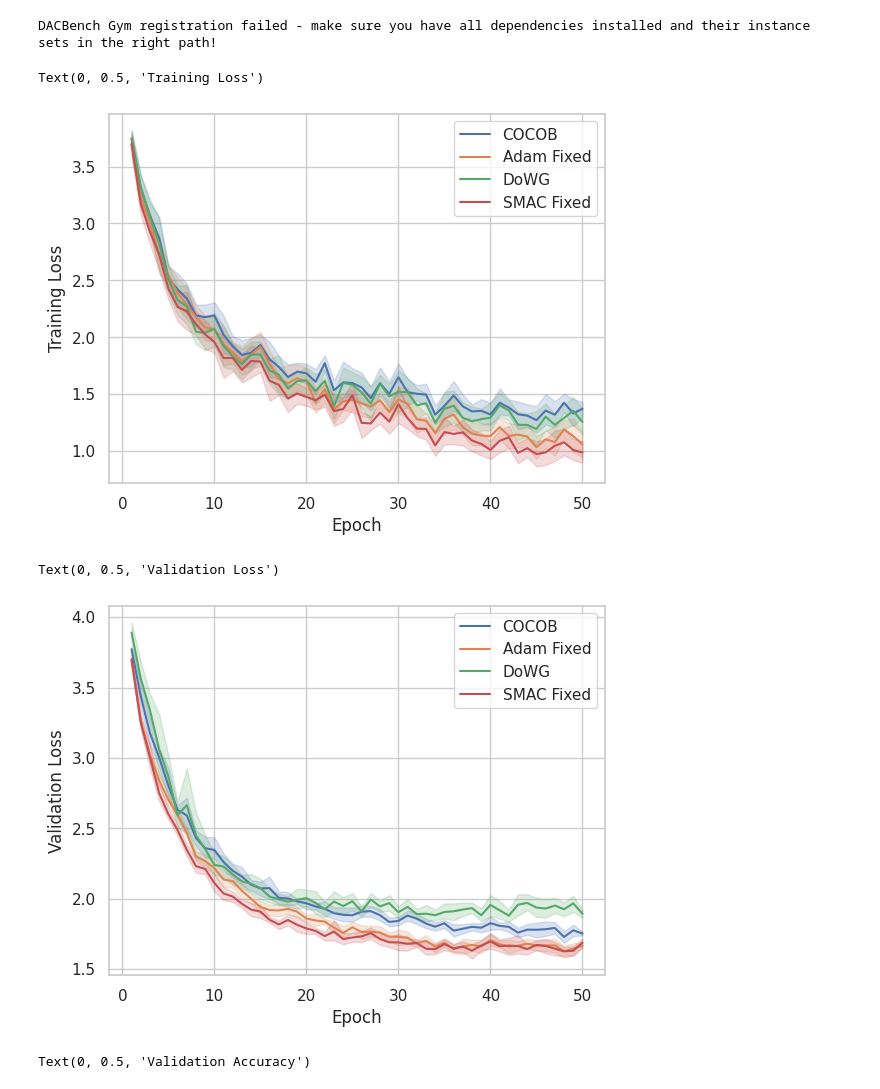
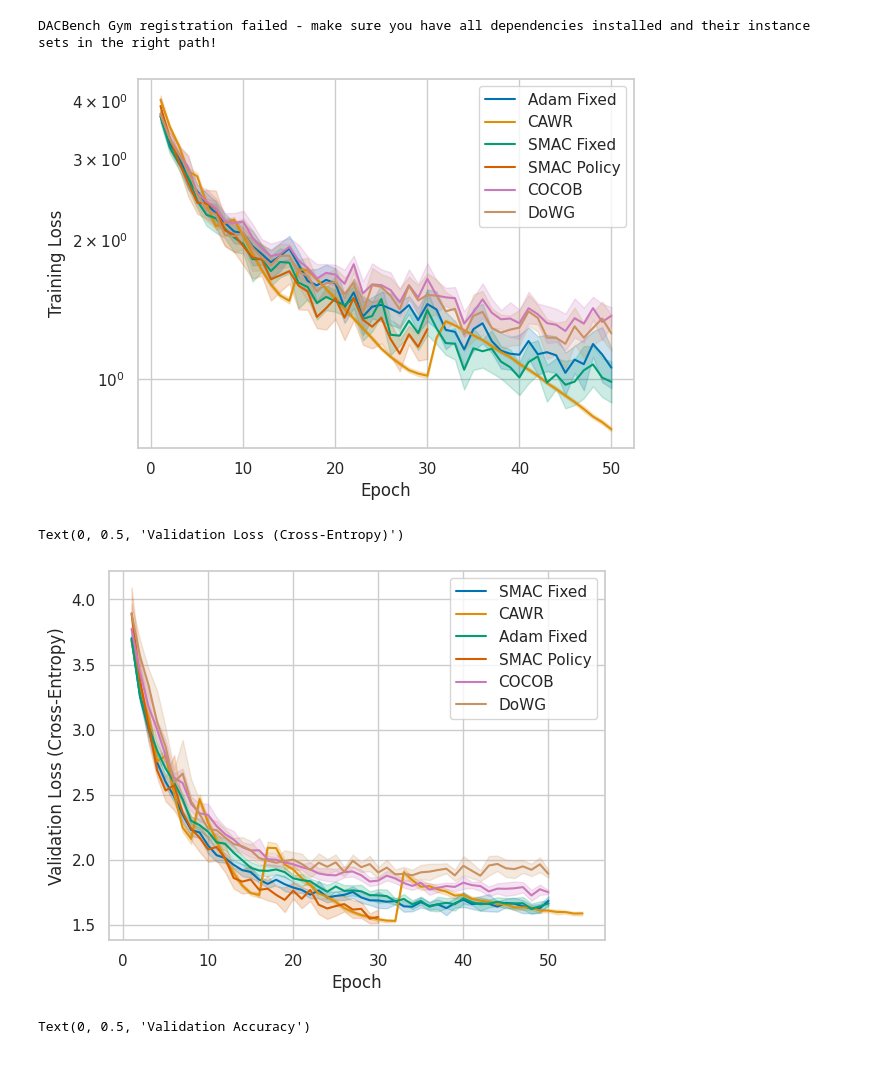
Before and after one commit to MichaHenh/Revisiting_LR_Control, a Jupyter notebook: ba_parameter_free_dac/plotting_cifar100.ipynb, the cells around one changed output. Cells and saved outputs as stored; diff of their text form; code cells hidden in the pictures.

```diff
--- a/ba_parameter_free_dac/plotting_cifar100.ipynb
+++ b/ba_parameter_free_dac/plotting_cifar100.ipynb
@@ -38,27 +38,29 @@ def toChunkedDataFrame(glob_path, col_name, col_index, chunk_size):
     return result_df
 
 sns.set_style('whitegrid')
+palette = sns.color_palette("colorblind")
+sns.set_palette(palette)
 # %%
 
 cocob_tl = toDataFrame('./results_cluster/results/COCOB_cifar100/*/CustomTrackingWrapper.jsonl', 'training_losses', 3)
 adam_fixed_tl = toDataFrame('./results_cluster/results/Adam_fixed_cifar100/*/CustomTrackingWrapper.jsonl', 'training_losses', 3)
 dowg_tl = toDataFrame('./results_cluster/results/DoWG_cifar100/*/CustomTrackingWrapper.jsonl', 'training_losses', 3)
 smac_fixed_tl = toDataFrame('./results_cluster/results/SMAC_fixed_cifar100/*/CustomTrackingWrapper.jsonl', 'training_losses', 3)
 # smac_fixed_tl = smac_fixed_tl.loc[smac_fixed_tl['epoch'] <= 30]
-# smac_policy_tl = toDataFrame('./results_cluster/results/smacpolicy_cifar10/*/CustomTrackingWrapper.jsonl', 'training_losses', 3)
-#cawr_tl = toChunkedDataFrame('./results_cluster/results/CAWR_mnist/*/CustomTrackingWrapper.jsonl', 'training_losses', 3, 450)
+smac_policy_tl = toDataFrame('./results_cluster/results/smacpolicy_cifar100/*/CustomTrackingWrapper.jsonl', 'training_losses', 3)
+cawr_tl = toChunkedDataFrame('./results_cluster/results/CAWR_cifar100/*/CustomTrackingWrapper.jsonl', 'training_losses', 3, 675)
+
+sns.lineplot(data=adam_fixed_tl, x='epoch', y='value', label='Adam Fixed')
+sns.lineplot(data=cawr_tl, x='epoch', y='value', label='CAWR')
+sns.lineplot(data=smac_fixed_tl, x='epoch', y='value', label='SMAC Fixed')
+sns.lineplot(data=smac_policy_tl, x='epoch', y='value', label='SMAC Policy')
 sns.lineplot(data=cocob_tl, x='epoch', y='value', label='COCOB')
-sns.lineplot(data=adam_fixed_tl, x='epoch', y='value', label='Adam Fixed')
 sns.lineplot(data=dowg_tl, x='epoch', y='value', label='DoWG')
-sns.lineplot(data=smac_fixed_tl, x='epoch', y='value', label='SMAC Fixed')
-# sns.lineplot(data=smac_policy_tl, x='epoch', y='value', label='SMAC Policy')
-#sns.lineplot(data=cawr_tl, x='epoch', y='value', label='CAWR')
 plt.xlabel('Epoch')
 plt.ylabel('Training Loss')
-#plt.yscale('log')
+plt.yscale('log')
 # %% [output]
-Text(0, 0.5, 'Training Loss')
-[figure, old version]
+[figure, new version]
 # %%
 
 cocob_vl = toDataFrame('./results_cluster/results/COCOB_cifar100/*/CustomTrackingWrapper.jsonl', 'validation_losses', 5)
@@ -66,20 +68,22 @@ adam_fixed_vl = toDataFrame('./results_cluster/results/Adam_fixed_cifar100/*/Cus
 dowg_vl = toDataFrame('./results_cluster/results/DoWG_cifar100/*/CustomTrackingWrapper.jsonl', 'validation_losses', 5)
 smac_fixed_vl = toDataFrame('./results_cluster/results/SMAC_fixed_cifar100/*/CustomTrackingWrapper.jsonl', 'validation_losses', 5)
 # smac_fixed_vl= smac_fixed_vl.loc[smac_fixed_vl['epoch'] <= 30]
-# cawr_vl = toChunkedDataFrame('./results_cluster/results/CAWR_mnist/*/CustomTrackingWrapper.jsonl', 'validation_losses', 5, 450)
-# smac_policy_vl = toDataFrame('./results_cluster/results/smacpolicy_cifar10/*/CustomTrackingWrapper.jsonl', 'validation_losses', 5)
+cawr_vl = toDataFrame('./results_cluster/results/CAWR_cifar100/*/CustomTrackingWrapper.jsonl', 'validation_losses', 5)
+smac_policy_vl = toDataFrame('./results_cluster/results/smacpolicy_cifar100/*/CustomTrackingWrapper.jsonl', 'validation_losses', 5)
 
+sns.lineplot(data=smac_fixed_vl, x='epoch', y='value', label='SMAC Fixed')
+sns.lineplot(data=cawr_vl, x='epoch', y='value', label='CAWR')
+sns.lineplot(data=adam_fixed_vl, x='epoch', y='value', label='Adam Fixed')
+sns.lineplot(data=smac_policy_vl, x='epoch', y='value', label='SMAC Policy')
 sns.lineplot(data=cocob_vl, x='epoch', y='value', label='COCOB')
-sns.lineplot(data=adam_fixed_vl, x='epoch', y='value', label='Adam Fixed')
 sns.lineplot(data=dowg_vl, x='epoch', y='value', label='DoWG')
-sns.lineplot(data=smac_fixed_vl, x='epoch', y='value', label='SMAC Fixed')
-# sns.lineplot(data=smac_policy_vl, x='epoch', y='value', label='SMAC Policy')
-#sns.lineplot(data=cawr_vl, x='epoch', y='value', label='CAWR')
+
+
 plt.xlabel('Epoch')
-plt.ylabel('Validation Loss')
+plt.ylabel('Validation Loss (Cross-Entropy)')
 # %% [output]
-Text(0, 0.5, 'Validation Loss')
+Text(0, 0.5, 'Validation Loss (Cross-Entropy)')
-[figure, old version]
+[figure, new version]
 # %%
 
 cocob_va = toDataFrame('./results_cluster/results/COCOB_cifar100/*/CustomTrackingWrapper.jsonl', 'validation_accuracies', 6)
```
Also changed, not shown: parts of 1 cell of this notebook, 4 other files.
